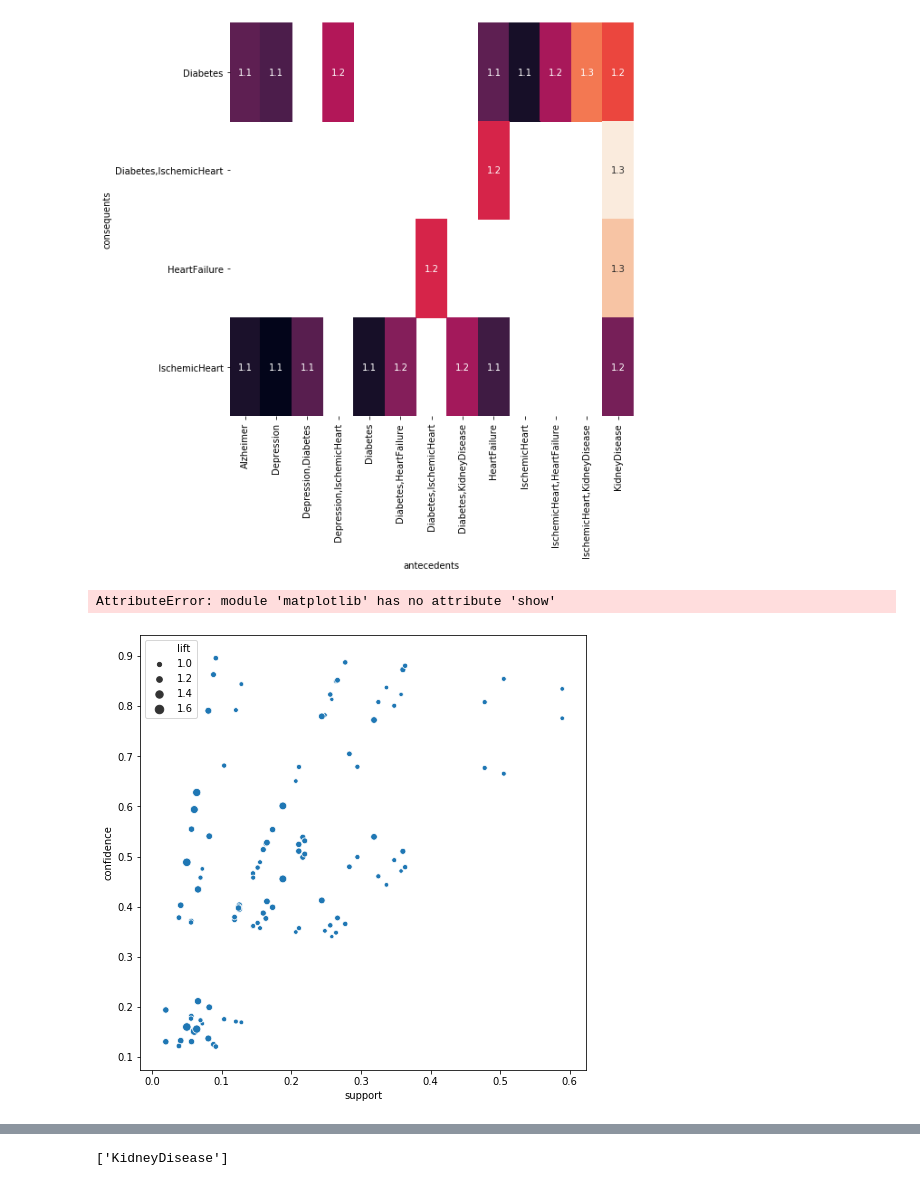
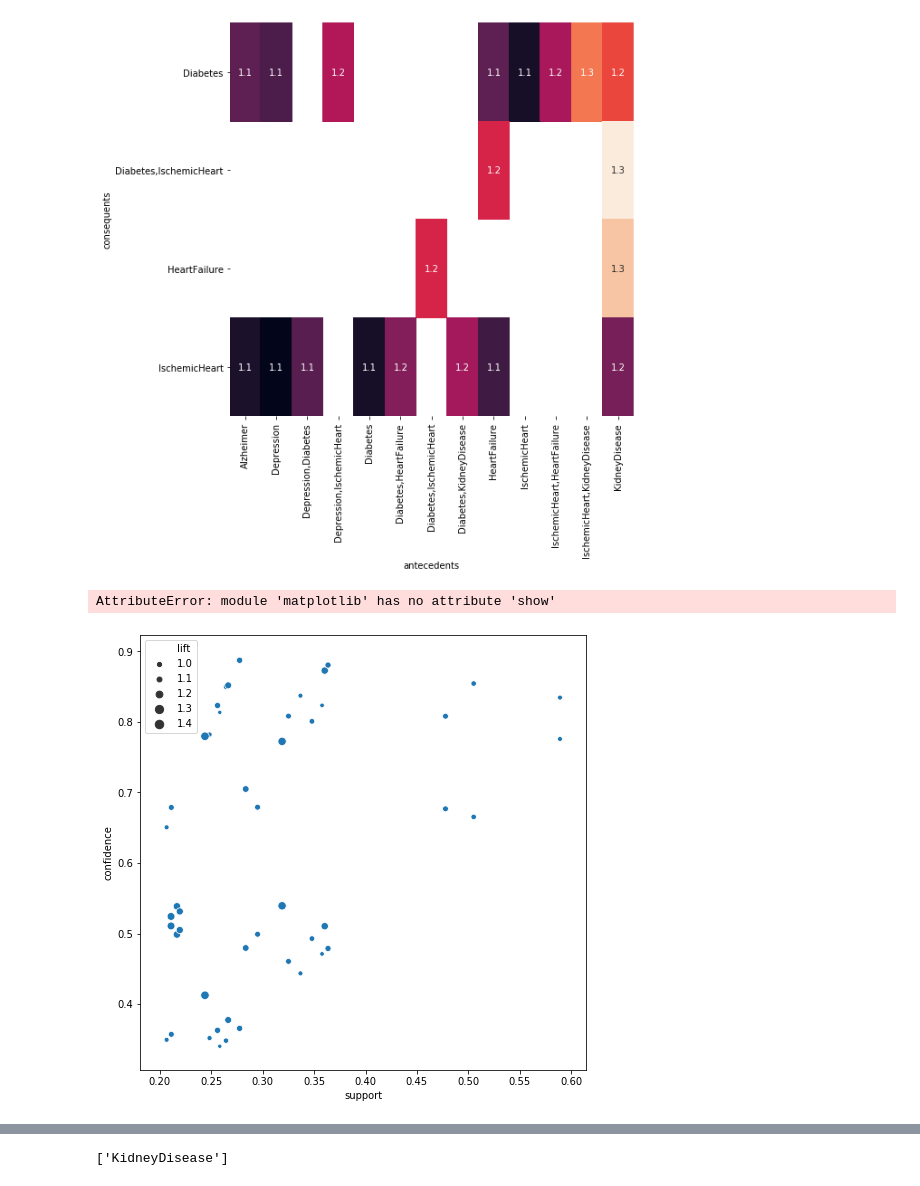
Before and after one commit to DebLeong/HealthCareCapstone, a Jupyter notebook: deb/Market Basket Analysis - illness.ipynb, the cells around one changed output, grey strips where cells are left out. Saved outputs shown, nothing was run; the diff lists cells and outputs as text; code cells hidden in the pictures.

```diff
--- a/deb/Market Basket Analysis - illness.ipynb
+++ b/deb/Market Basket Analysis - illness.ipynb
@@ -328,19 +328,23 @@ AttributeError: module 'matplotlib' has no attribute 'yticks'
 # %%
 # Import seaborn under its standard alias
 import seaborn as sns
 
 # Apply the Apriori algorithm with a support value of 0.0075
-frequent_itemsets = apriori(diag, min_support = 0.0075,
+# frequent_itemsets = apriori(diag, min_support = 0.0075,
+#                          use_colnames = True, max_len = 2)
+frequent_itemsets = apriori(diag, min_support = 0.2,
                          use_colnames = True, max_len = 2)
 
 # Generate association rules without performing additional pruning
-rules =association_rules(frequent_itemsets, metric = "support",
-                          min_threshold = 0.0)
+# rules =association_rules(frequent_itemsets, metric = "support",
+#                           min_threshold = 0.0)
+rules =association_rules(frequent_itemsets, metric = "lift",
+                          min_threshold = 1.0)
 
 # Generate scatterplot using support and confidence
 sns.scatterplot(x = "support", y = "confidence",
                 size = "lift", data = rules)
 plt.show()
 # %% [output]
 AttributeError: module 'matplotlib' has no attribute 'show'
-[figure, old version]
+[figure, new version]
```
Also changed, not shown: parts of 9 cells of this notebook, 1 other file.
